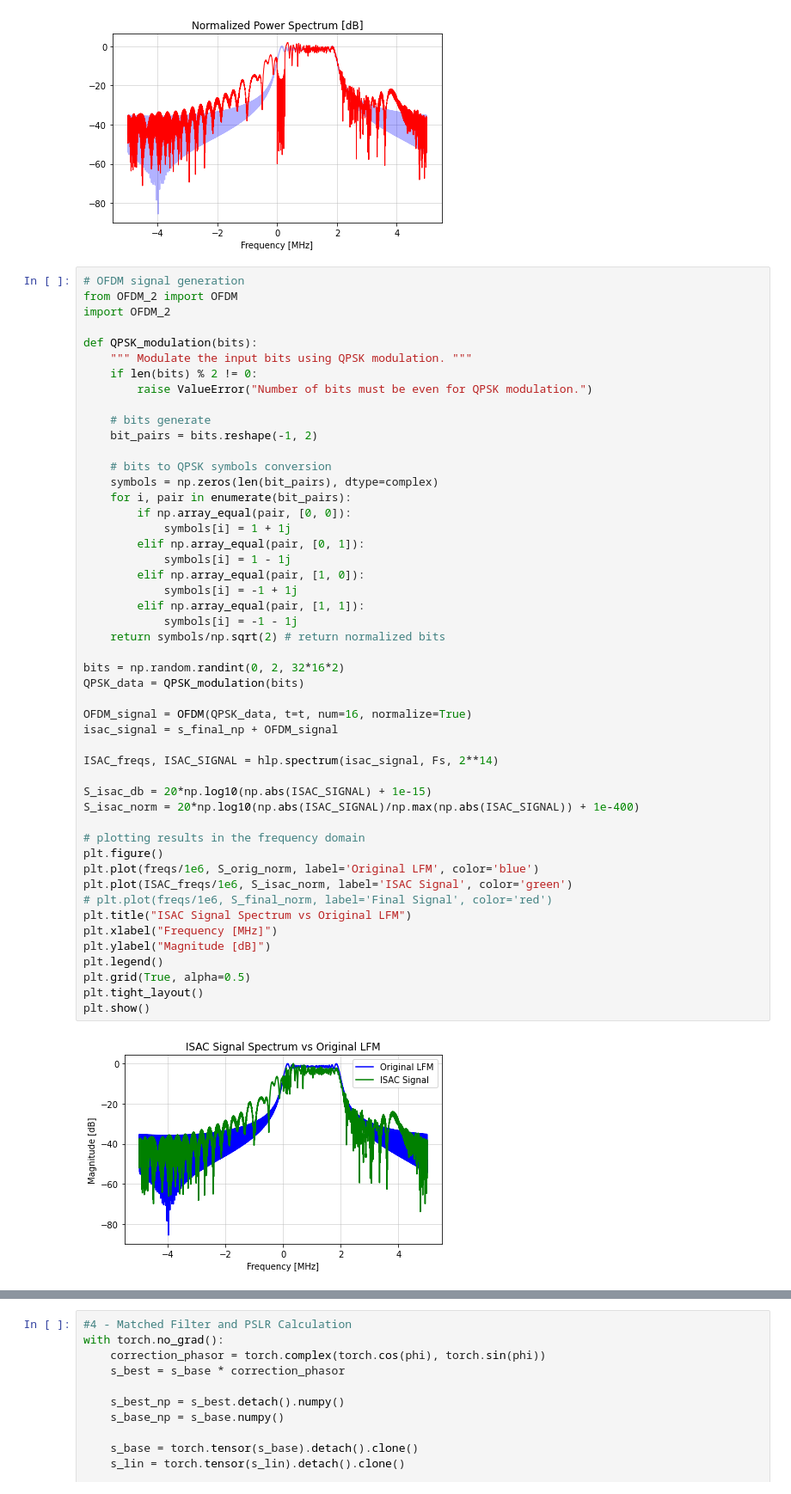
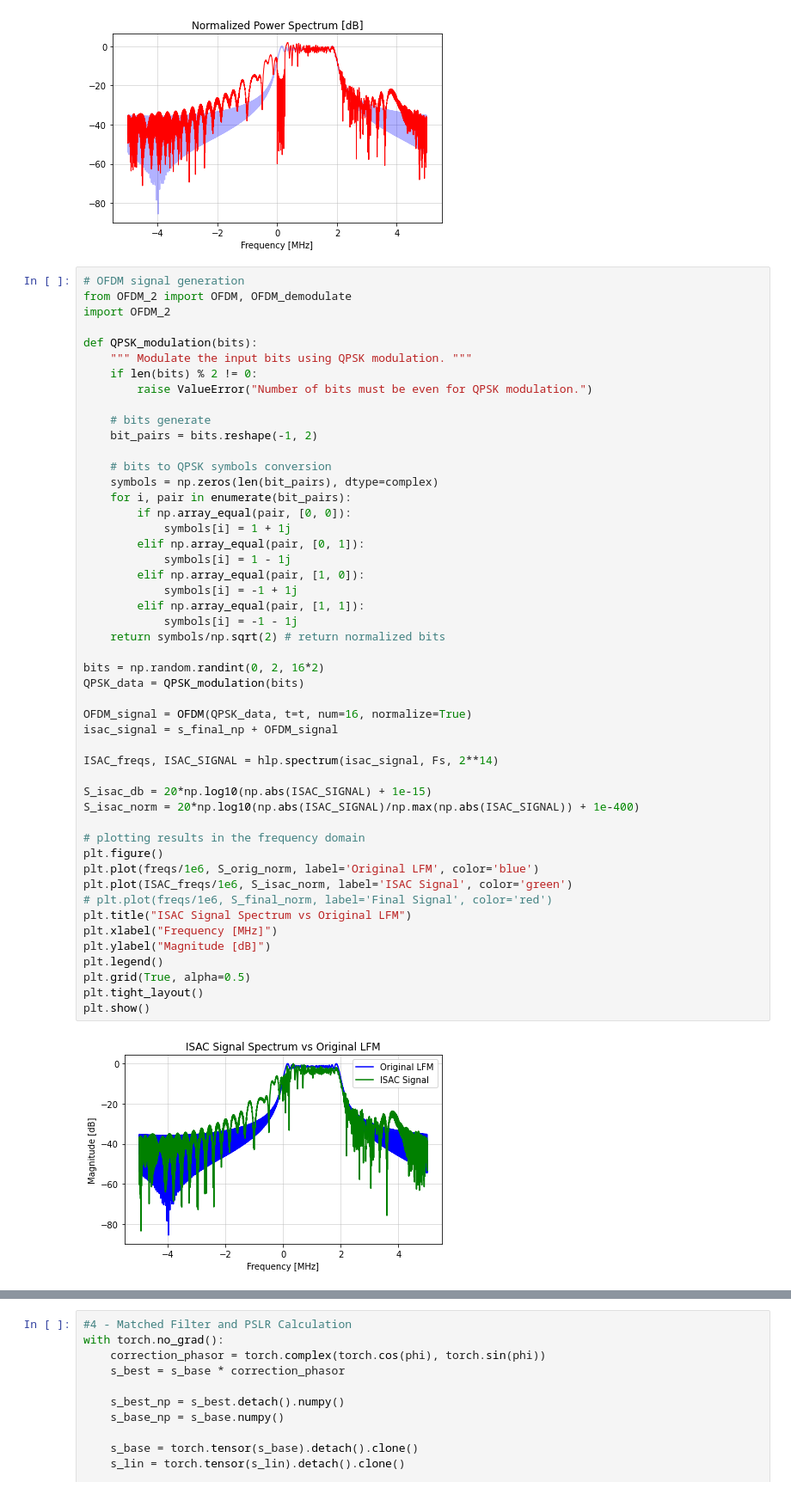
Before and after one commit to OriNik100/Spec_Null, a Jupyter notebook: non_linear_eq3.ipynb, the cells around one changed output, grey strips where cells are left out. Shown at 86% size. Saved outputs shown, nothing was run; the diff lists cells and outputs as text.

```diff
--- a/non_linear_eq3.ipynb
+++ b/non_linear_eq3.ipynb
@@ -391,7 +391,7 @@ Freq 0.25 MHz: -52.65 dB
 [figure]
 # %%
 # OFDM signal generation
-from OFDM_2 import OFDM
+from OFDM_2 import OFDM, OFDM_demodulate
 import OFDM_2
 
 def QPSK_modulation(bits):
@@ -411,35 +411,35 @@ def QPSK_modulation(bits):
             symbols[i] = 1 - 1j
         elif np.array_equal(pair, [1, 0]):
             symbols[i] = -1 + 1j
         elif np.array_equal(pair, [1, 1]):
             symbols[i] = -1 - 1j
     return symbols/np.sqrt(2) # return normalized bits
 
-bits = np.random.randint(0, 2, 32*16*2)
+bits = np.random.randint(0, 2, 16*2)
 QPSK_data = QPSK_modulation(bits)
 
 OFDM_signal = OFDM(QPSK_data, t=t, num=16, normalize=True)
 isac_signal = s_final_np + OFDM_signal
 
 ISAC_freqs, ISAC_SIGNAL = hlp.spectrum(isac_signal, Fs, 2**14)
 
 S_isac_db = 20*np.log10(np.abs(ISAC_SIGNAL) + 1e-15)
 S_isac_norm = 20*np.log10(np.abs(ISAC_SIGNAL)/np.max(np.abs(ISAC_SIGNAL)) + 1e-400)
 
 # plotting results in the frequency domain
 plt.figure()
 plt.plot(freqs/1e6, S_orig_norm, label='Original LFM', color='blue')
 plt.plot(ISAC_freqs/1e6, S_isac_norm, label='ISAC Signal', color='green')
 # plt.plot(freqs/1e6, S_final_norm, label='Final Signal', color='red')
 plt.title("ISAC Signal Spectrum vs Original LFM")
 plt.xlabel("Frequency [MHz]")
 plt.ylabel("Magnitude [dB]")
 plt.legend()
 plt.grid(True, alpha=0.5)
 plt.tight_layout()
 plt.show()
 # %% [output]
-[figure, old version]
+[figure, new version]
 # %%
 # Matching Receiver Designation
 """
```
Also changed, not shown: parts of 2 cells of this notebook, 1 other file.
